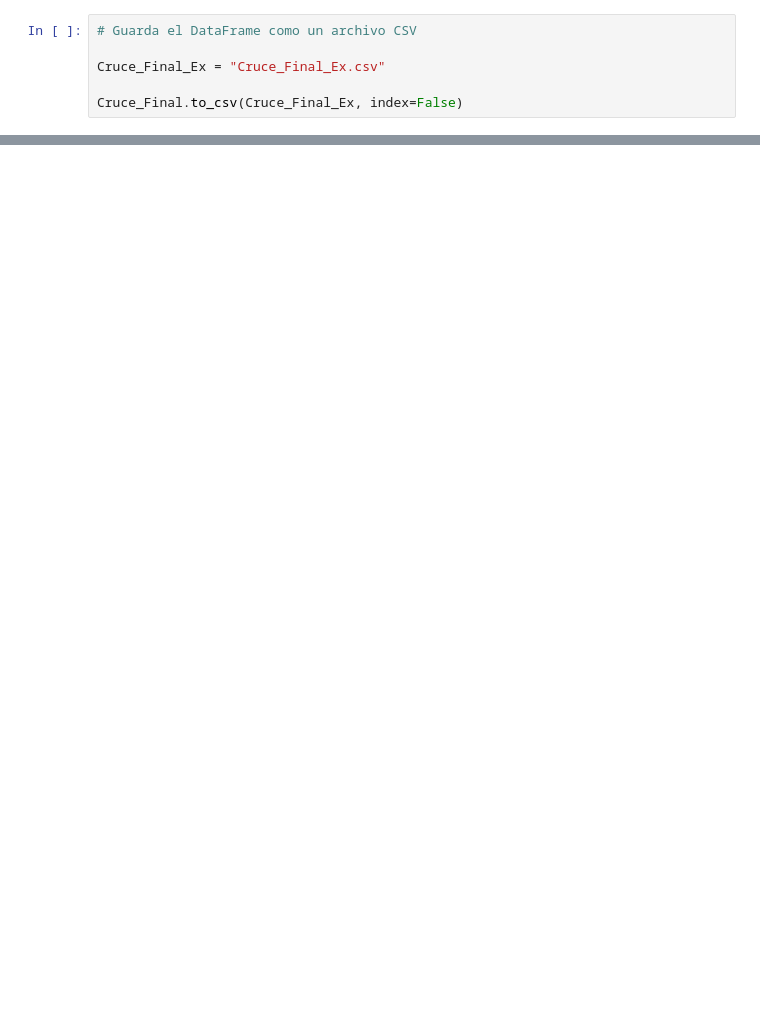
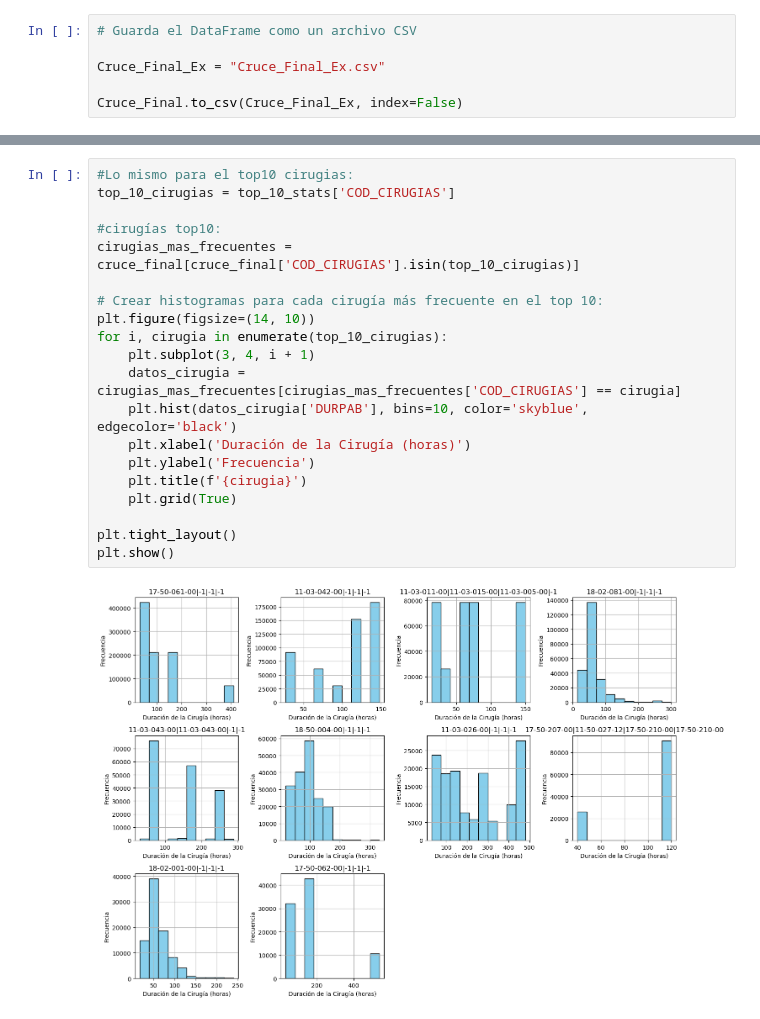
Before and after one commit to IgnacGonz/Tesis-Ignacio, a Jupyter notebook: Data Pabellon.ipynb, the cells around one changed output, grey strips where cells are left out. Drawn from its saved outputs; the diff is of its cells as text; blank space fills up the shorter version.

```diff
--- a/Data Pabellon.ipynb
+++ b/Data Pabellon.ipynb
@@ -247,0 +351,22 @@ print(tabulate(top_10_stats, headers='keys', tablefmt='pretty', showindex=False)
+# %%
+#Lo mismo para el top10 cirugias:
+top_10_cirugias = top_10_stats['COD_CIRUGIAS']
+
+#cirugías top10:
+cirugias_mas_frecuentes = cruce_final[cruce_final['COD_CIRUGIAS'].isin(top_10_cirugias)]
+
+# Crear histogramas para cada cirugía más frecuente en el top 10:
+plt.figure(figsize=(14, 10))
+for i, cirugia in enumerate(top_10_cirugias):
+    plt.subplot(3, 4, i + 1)
+    datos_cirugia = cirugias_mas_frecuentes[cirugias_mas_frecuentes['COD_CIRUGIAS'] == cirugia]
+    plt.hist(datos_cirugia['DURPAB'], bins=10, color='skyblue', edgecolor='black')
+    plt.xlabel('Duración de la Cirugía (horas)')
+    plt.ylabel('Frecuencia')
+    plt.title(f'{cirugia}')
+    plt.grid(True)
+
+plt.tight_layout()
+plt.show()
+# %% [output]
+[figure, added]
```
Also changed, not shown: parts of 13 cells of this notebook.
